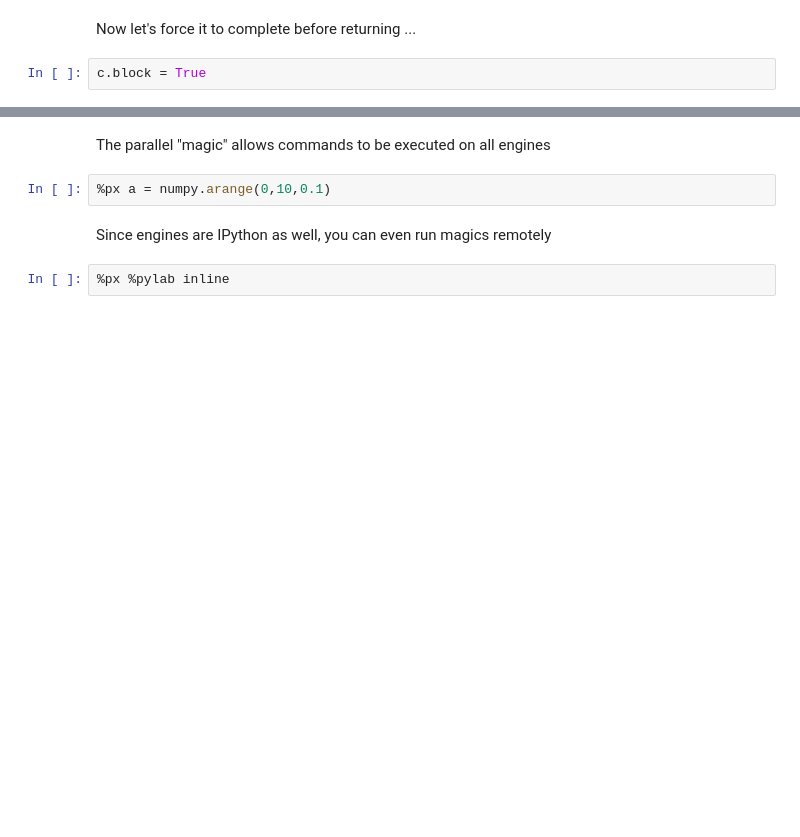
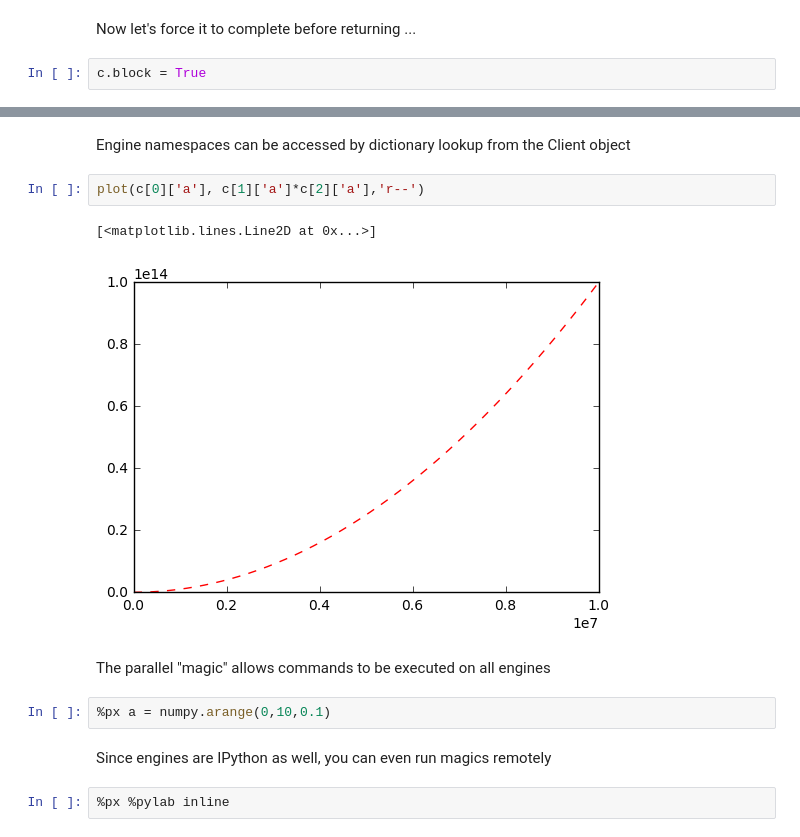
Before and after one commit to ASPP/ParallelExercises, a Jupyter notebook: jupyter/ipyparallel_demo.ipynb, the cells around one changed output, grey strips where cells are left out. Cells and saved outputs as stored; diff of their text form; blank space fills up the shorter version.

```diff
--- a/jupyter/ipyparallel_demo.ipynb
+++ b/jupyter/ipyparallel_demo.ipynb
@@ -37,3 +38,10 @@ c.block = True
+# %% [markdown]
+Engine namespaces can be accessed by dictionary lookup from the Client object
+# %%
+plot(c[0]['a'], c[1]['a']*c[2]['a'],'r--')
+# %% [output]
+[<matplotlib.lines.Line2D at 0x...>]
+[figure, added]
 # %% [markdown]
 The parallel "magic" allows commands to be executed on all engines
 # %%
```
Also changed, not shown: parts of 18 cells of this notebook.
